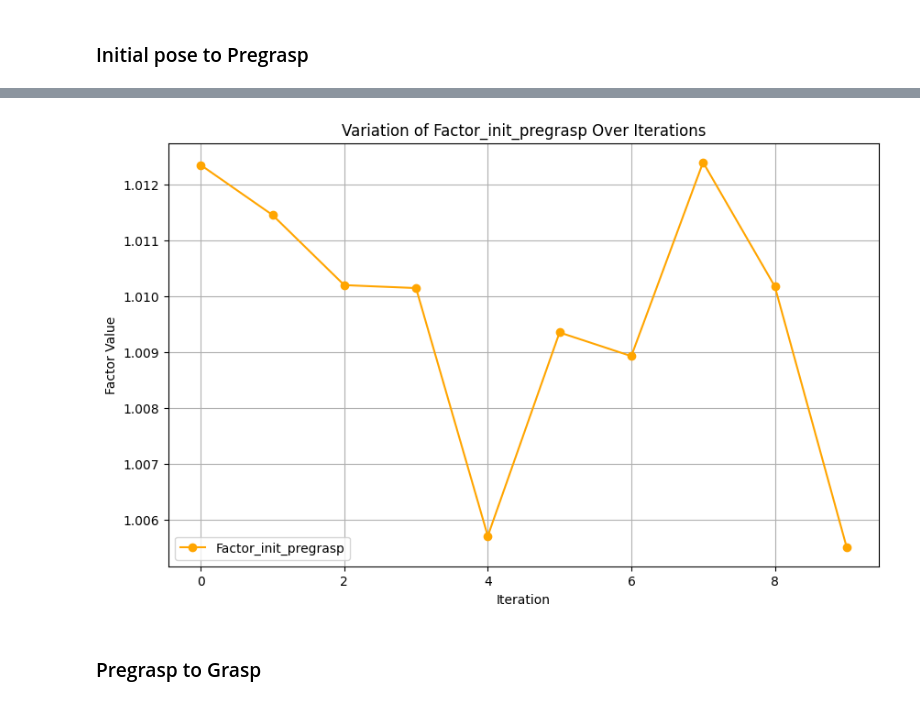
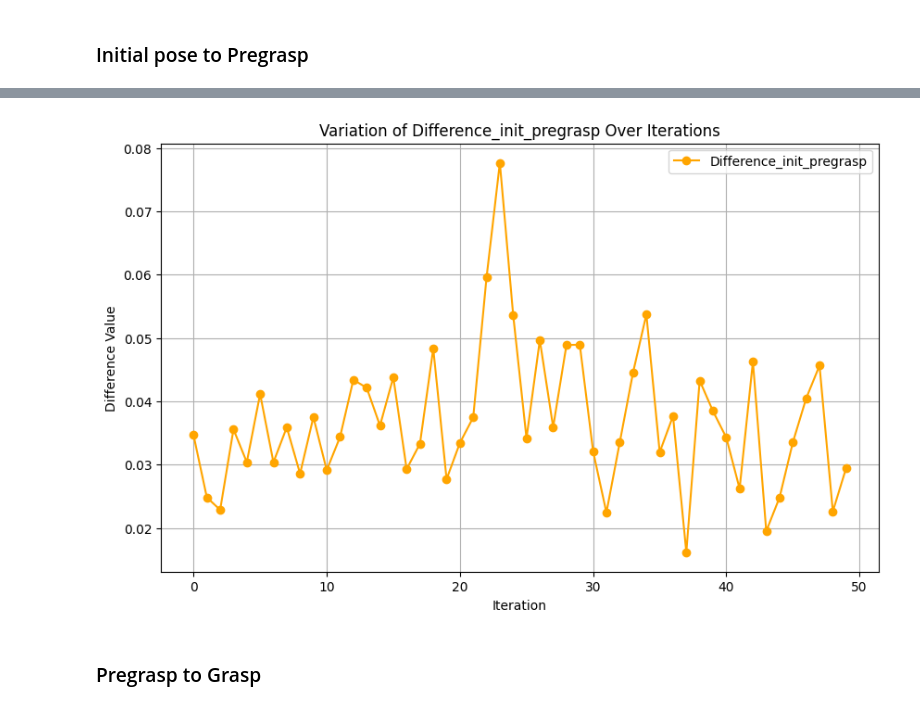
Before and after one commit to adityavkulkarni/2D_dynamic_object_grasping, a Jupyter notebook: results.ipynb, the cells around one changed output, grey strips where cells are left out. Saved outputs shown, nothing was run; the diff lists cells and outputs as text; code cells hidden in the pictures.

```diff
--- a/results.ipynb
+++ b/results.ipynb
@@ -30,17 +30,17 @@ plt.show()
 # %%
-values = list(df.Factor_init_pregrasp)
+values = list(df.Difference_init_pregrasp)
 plt.figure(figsize=(10, 6))
-plt.plot(df['Factor_init_pregrasp'], label='Factor_init_pregrasp', marker='o', color='orange')
+plt.plot(df['Difference_init_pregrasp'], label='Difference_init_pregrasp', marker='o', color='orange')
 
-plt.title('Variation of Factor_init_pregrasp Over Iterations')
+plt.title('Variation of Difference_init_pregrasp Over Iterations')
 plt.xlabel('Iteration')
-plt.ylabel('Factor Value')
+plt.ylabel('Difference Value')
 plt.legend()
 plt.grid(True)
 
 plt.show()
 # %% [output]
-[figure, old version]
+[figure, new version]
 # %% [markdown]
 ### Pregrasp to Grasp
 # %%
```
Also changed, not shown: parts of 9 cells of this notebook.
